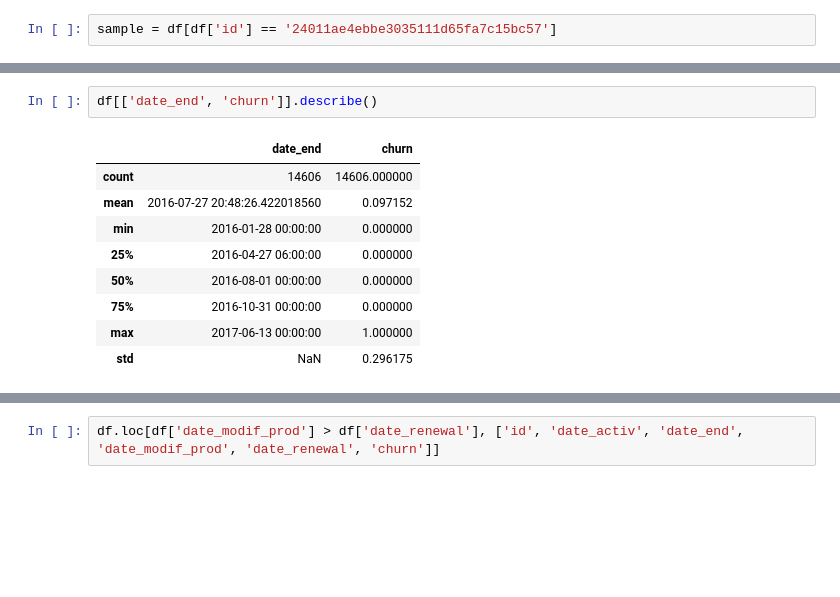
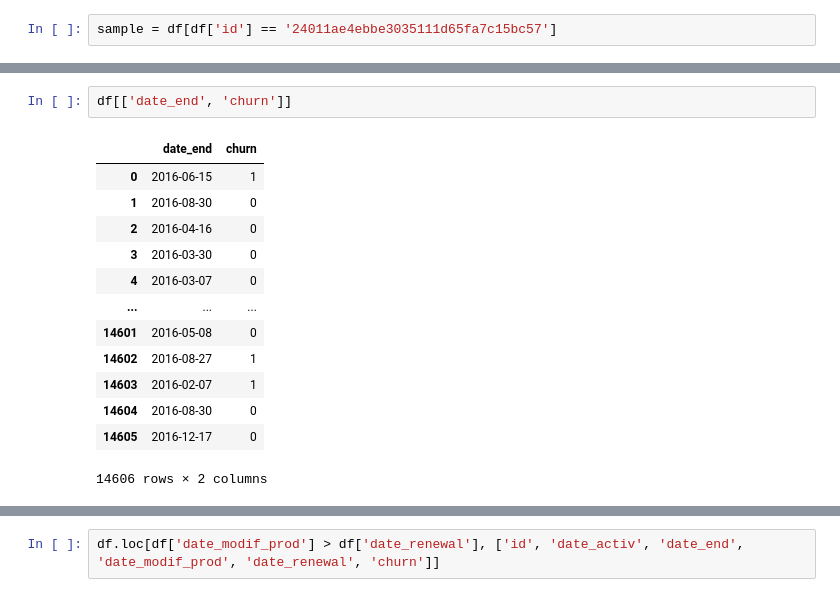
Before and after one commit to wangyf99/BCG-Data-Science-Project, a Jupyter notebook: Task 3 - feature_engineering.ipynb, the cells around one changed output, grey strips where cells are left out. Cells and saved outputs as stored; diff of their text form; blank space fills up the shorter version.

Commit message:
task 3 update
To study the reference date and what are the potential new date related features based on the answer

```diff
--- a/Task 3 - feature_engineering.ipynb
+++ b/Task 3 - feature_engineering.ipynb
@@ -34,12 +46,16 @@ sample = df[df['id'] == '24011ae4ebbe3035111d65fa7c15bc57']
 # %%
-df[['date_end', 'churn']].describe()
+df[['date_end', 'churn']]
 # %% [output]
 |  | date_end | churn |
-| count | 14606 | 14606.000000 |
-| mean | 2016-07-27 20:48:26.422018560 | 0.097152 |
-| min | 2016-01-28 00:00:00 | 0.000000 |
-| 25% | 2016-04-27 06:00:00 | 0.000000 |
-| 50% | 2016-08-01 00:00:00 | 0.000000 |
-| 75% | 2016-10-31 00:00:00 | 0.000000 |
-| max | 2017-06-13 00:00:00 | 1.000000 |
-| std | NaN | 0.296175 |
+| 0 | 2016-06-15 | 1 |
+| 1 | 2016-08-30 | 0 |
+| 2 | 2016-04-16 | 0 |
+| 3 | 2016-03-30 | 0 |
+| 4 | 2016-03-07 | 0 |
+| ... | ... | ... |
+| 14601 | 2016-05-08 | 0 |
+| 14602 | 2016-08-27 | 1 |
+| 14603 | 2016-02-07 | 1 |
+| 14604 | 2016-08-30 | 0 |
+| 14605 | 2016-12-17 | 0 |
+14606 rows × 2 columns
```
Also changed, not shown: parts of 8 cells of this notebook, 4 other files.
